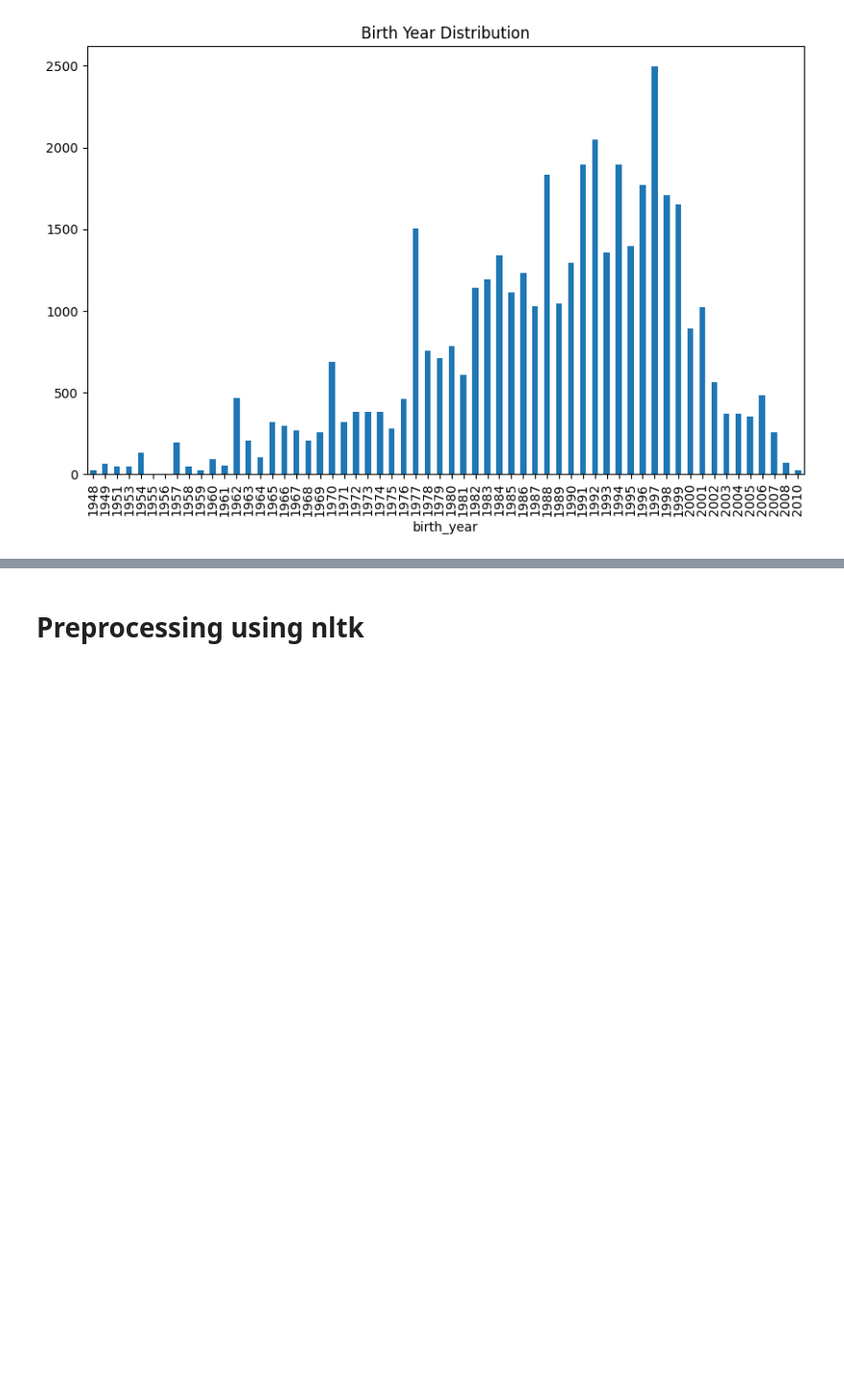
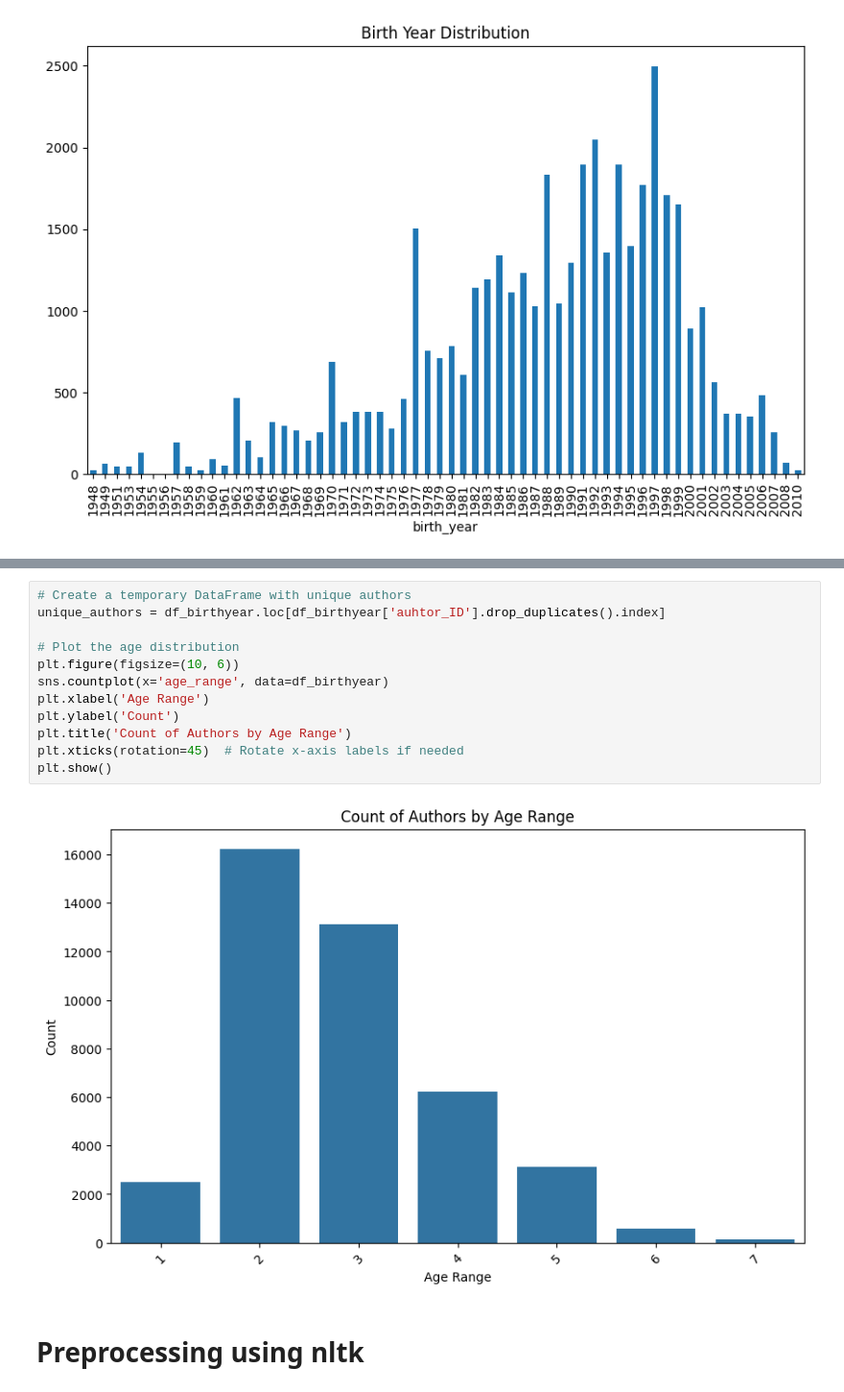
Before and after one commit to zitagodrie/Language-and-AI, a Jupyter notebook: preprocessing.ipynb, the cells around one changed output, grey strips where cells are left out. Shown at 96% size. Cells and saved outputs as stored; diff of their text form; blank space fills up the shorter version.

```diff
--- a/preprocessing.ipynb
+++ b/preprocessing.ipynb
@@ -45,3 +58,17 @@ Continue with this website, implement the spacy things to clean the data: https:
+# %%
+# Create a temporary DataFrame with unique authors
+unique_authors = df_birthyear.loc[df_birthyear['auhtor_ID'].drop_duplicates().index]
+
+# Plot the age distribution
+plt.figure(figsize=(10, 6))
+sns.countplot(x='age_range', data=df_birthyear)
+plt.xlabel('Age Range')
+plt.ylabel('Count')
+plt.title('Count of Authors by Age Range')
+plt.xticks(rotation=45)  # Rotate x-axis labels if needed
+plt.show()
+# %% [output]
+[figure, added]
 # %% [markdown]
 # Preprocessing using nltk
 # %%
```
Also changed, not shown: parts of 10 cells of this notebook.
